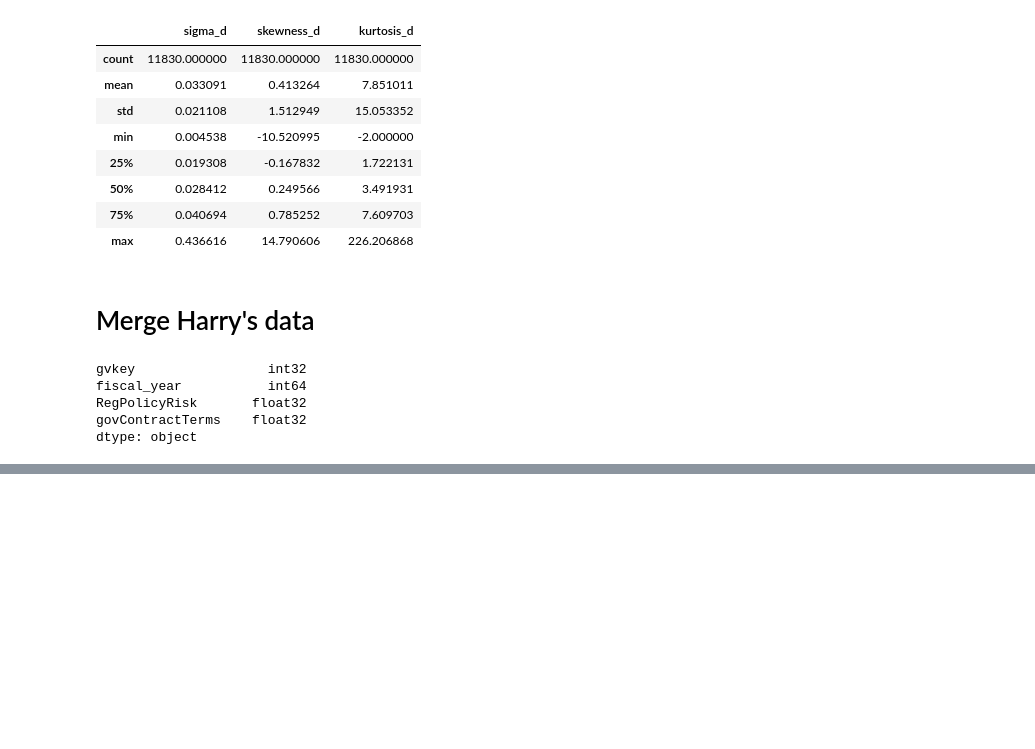
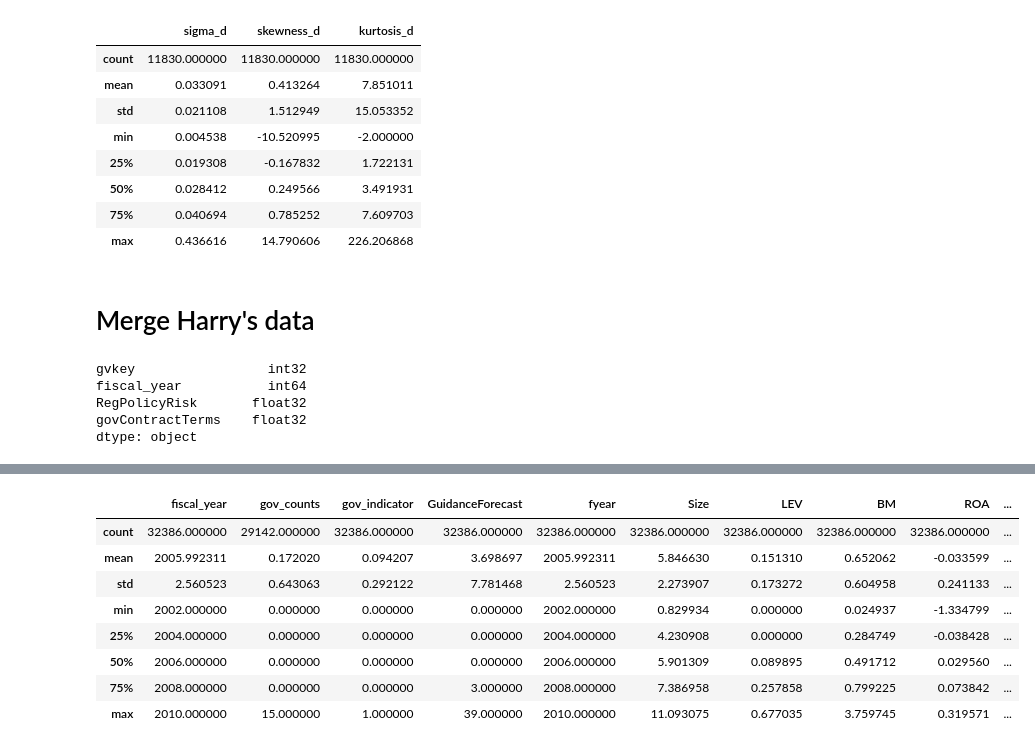
Before and after one commit to wangyouan/STOCKAct, a Jupyter notebook: Notebook/ConstructRegressionData.ipynb, the cells around one changed output, grey strips where cells are left out. Cells and saved outputs as stored; diff of their text form; code cells hidden in the pictures; blank space fills up the shorter version.

```diff
--- a/Notebook/ConstructRegressionData.ipynb
+++ b/Notebook/ConstructRegressionData.ipynb
@@ -802,0 +805,18 @@ dtype: object
+# %%
+# ============ 1. 设定路径 ============
+
+major_path = os.path.join(const.DATA_PATH, 'fromZGY', "20022010MajorCustomer.dta")
+mf_path = os.path.join(const.DATA_PATH, 'fromZGY', "20022010MF.dta")
+compustat_zip_path = os.path.join(const.COMPUSTAT_PATH, "2000_2023_ctat_all_data.zip")
+
+# ============ 2. 加载主要数据并合并 ============
+
+df_major = pd.read_stata(major_path)
+df_mf = pd.read_stata(mf_path)
+
+df_major['tic'] = df_major['tic'].astype(str)
+df_mf['tic'] = df_mf['tic'].astype(str)
+df_major['fiscal_year'] = df_major['fiscal_year'].astype(int)
+df_mf['fiscal_year'] = df_mf['fiscal_year'].astype(int)
+
+df_merged = pd.merge(df_major, df_mf, on=["tic", "fiscal_year"], how="outer")
@@ -802,0 +868,31 @@ dtype: object
+# %%
+for key in ['gov_indicator', 'GuidanceForecast']:
+    df_full[key] = df_full[key].fillna(0)
+# %%
+# ============ 5. 构造 post 和 winsorize ============
+
+df_full['post'] = (df_full['fiscal_year'] >= 2006).astype(int)
+
+
+def winsorize(s, lower=0.01, upper=0.99):
+    return s.clip(lower=s.quantile(lower), upper=s.quantile(upper))
+
+for col in ['Size', 'LEV', 'BM', 'ROA', 'GuidanceForecast']:
+    if col in df_full.columns:
+        df_full[col] = winsorize(df_full[col])
+
+df_full['log_frequency'] = np.log1p(df_full['GuidanceForecast'])
+df_full = df_full.dropna(subset=['Size', 'LEV', 'BM', 'ROA'], how='any')
+df_full = df_full[(df_full['Size'] >= 0) | (df_full['BM'] >= 0)].copy()
+# %%
+df_full.describe()
+# %% [output]
+|  | fiscal_year | gov_counts | gov_indicator | GuidanceForecast | fyear | Size | LEV | BM | ROA | ... |
+| count | 32386.000000 | 29142.000000 | 32386.000000 | 32386.000000 | 32386.000000 | 32386.000000 | 32386.000000 | 32386.000000 | 32386.000000 | ... |
+| mean | 2005.992311 | 0.172020 | 0.094207 | 3.698697 | 2005.992311 | 5.846630 | 0.151310 | 0.652062 | -0.033599 | ... |
+| std | 2.560523 | 0.643063 | 0.292122 | 7.781468 | 2.560523 | 2.273907 | 0.173272 | 0.604958 | 0.241133 | ... |
+| min | 2002.000000 | 0.000000 | 0.000000 | 0.000000 | 2002.000000 | 0.829934 | 0.000000 | 0.024937 | -1.334799 | ... |
+| 25% | 2004.000000 | 0.000000 | 0.000000 | 0.000000 | 2004.000000 | 4.230908 | 0.000000 | 0.284749 | -0.038428 | ... |
+| 50% | 2006.000000 | 0.000000 | 0.000000 | 0.000000 | 2006.000000 | 5.901309 | 0.089895 | 0.491712 | 0.029560 | ... |
+| 75% | 2008.000000 | 0.000000 | 0.000000 | 3.000000 | 2008.000000 | 7.386958 | 0.257858 | 0.799225 | 0.073842 | ... |
+| max | 2010.000000 | 15.000000 | 1.000000 | 39.000000 | 2010.000000 | 11.093075 | 0.677035 | 3.759745 | 0.319571 | ... |
```
Also changed, not shown: parts of 6 cells of this notebook.
